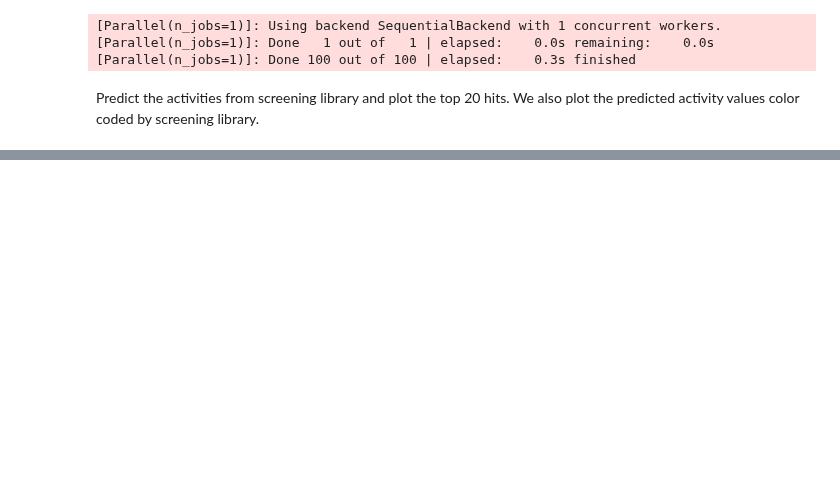
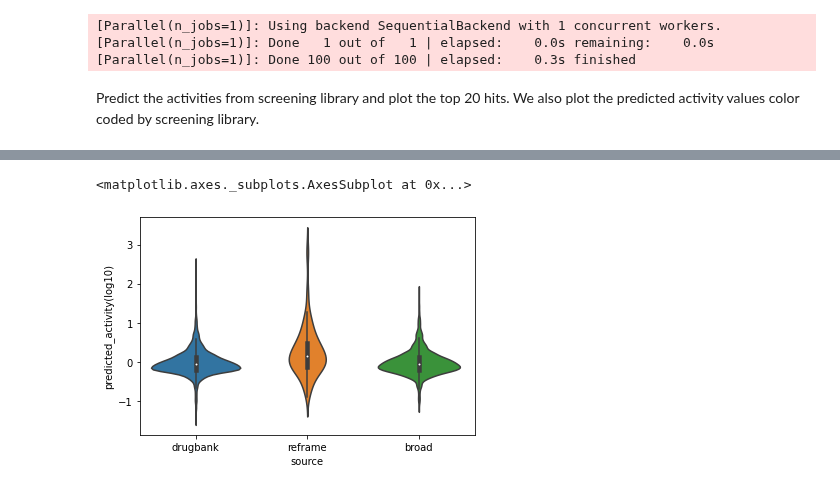
Before and after one commit to srensi/tmprss2, a Jupyter notebook: notebooks/random_forest_clean.ipynb, the cells around one changed output, grey strips where cells are left out. Saved outputs shown, nothing was run; the diff lists cells and outputs as text; code cells hidden in the pictures; blank space fills up the shorter version.

```diff
--- a/notebooks/random_forest_clean.ipynb
+++ b/notebooks/random_forest_clean.ipynb
@@ -309,0 +356,8 @@ print(np.sort(predicted_activity[indices])[::-1])
+# %%
+# a clearer way to visualize the above distributions might be a violinplot
+screening_fp['predicted_activity(log10)'] = predicted_activity
+
+violinplot(x='source', y='predicted_activity(log10)', data=screening_fp)
+# %% [output]
+<matplotlib.axes._subplots.AxesSubplot at 0x...>
+[figure, added]
```
Also changed, not shown: parts of 15 cells of this notebook.
